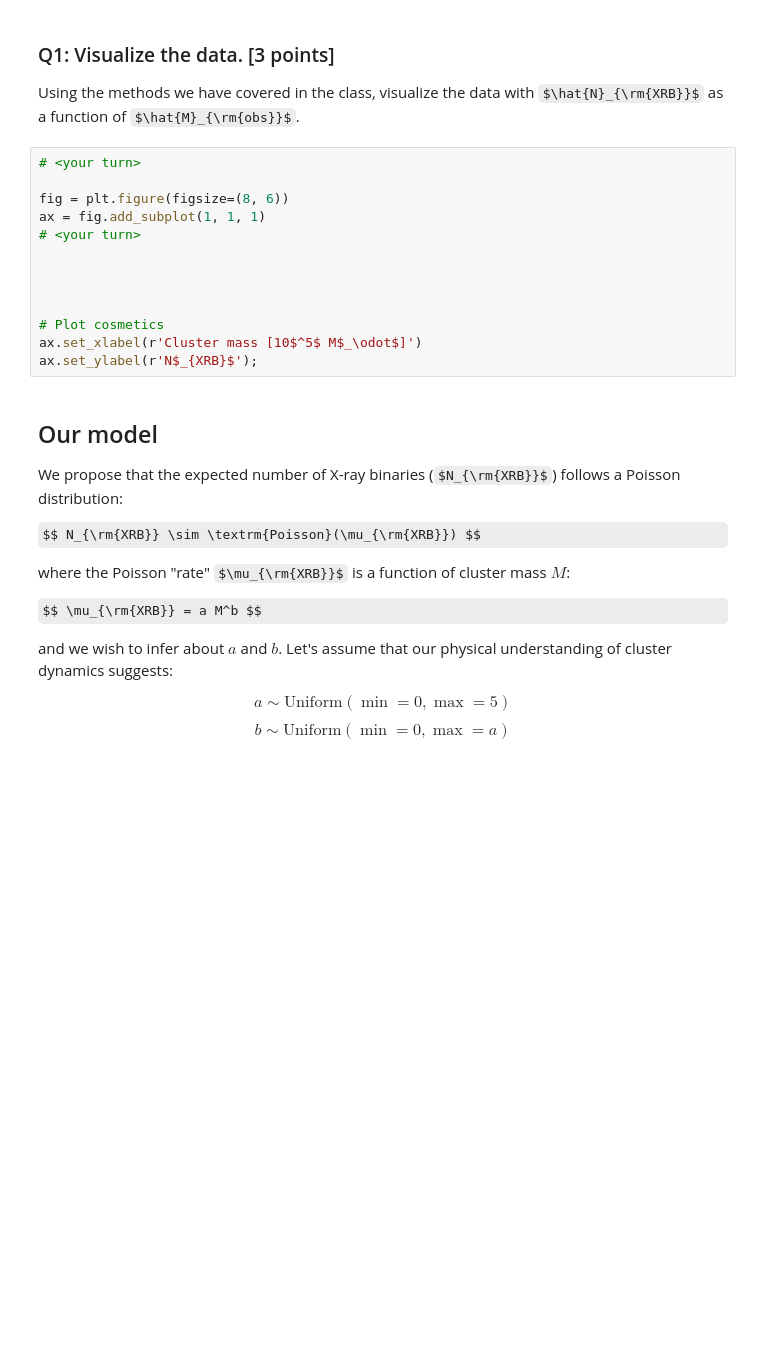
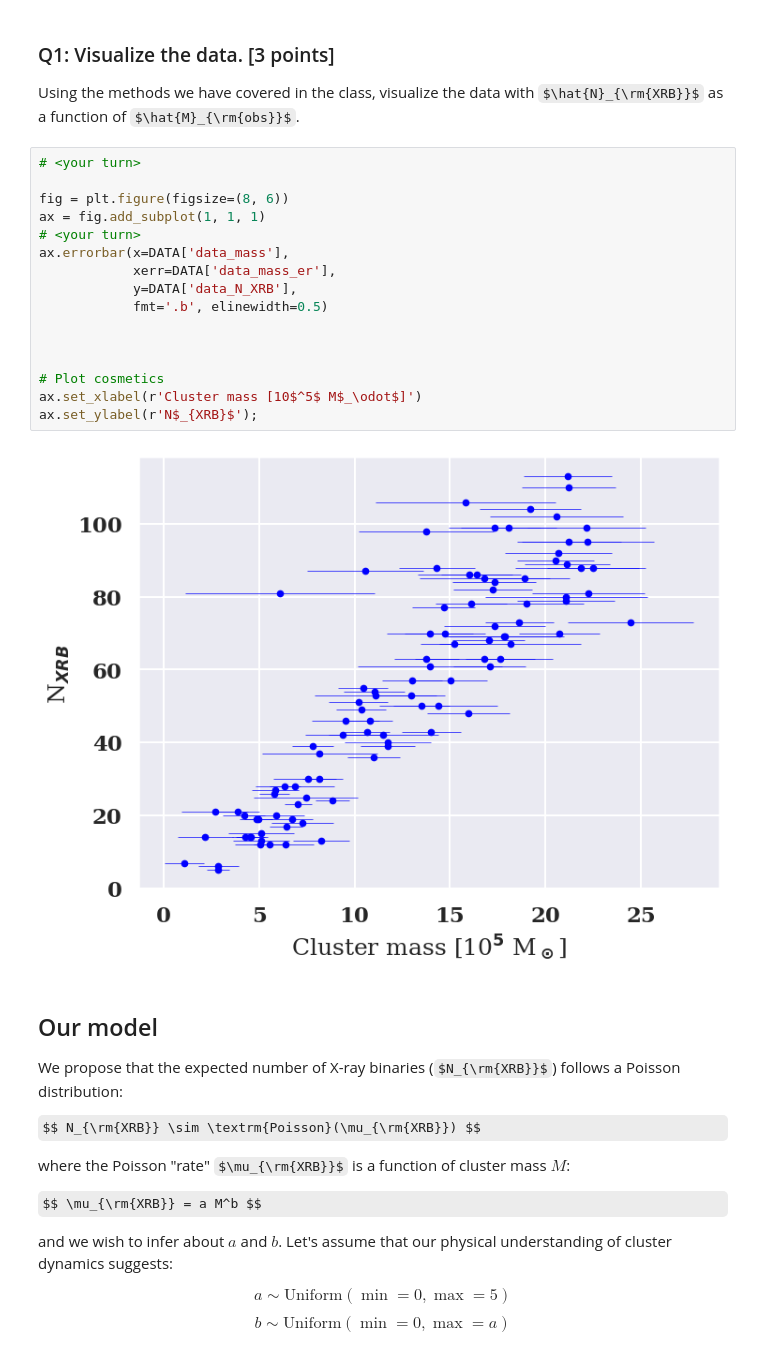
Before and after one commit to bee-undercover/openmp-GOL, a Jupyter notebook: Exam/Exam.ipynb, the cells around one changed output. Saved outputs shown, nothing was run; the diff lists cells and outputs as text; some formulas as TeX source; blank space fills up the shorter version.

```diff
--- a/Exam/Exam.ipynb
+++ b/Exam/Exam.ipynb
@@ -74,16 +81,21 @@ Using the methods we have covered in the class, visualize the data with $\hat{N}
 # %%
 # <your turn>
 
 fig = plt.figure(figsize=(8, 6))
 ax = fig.add_subplot(1, 1, 1)
 # <your turn>
-
+ax.errorbar(x=DATA['data_mass'],
+            xerr=DATA['data_mass_er'],
+            y=DATA['data_N_XRB'],
+            fmt='.b', elinewidth=0.5)
 
 
 
 # Plot cosmetics
 ax.set_xlabel(r'Cluster mass [10$^5$ M$_\odot$]')
 ax.set_ylabel(r'N$_{XRB}$');
+# %% [output]
+[figure, added]
 # %% [markdown]
 
 ## Our model
```
Also changed, not shown: parts of 11 cells of this notebook.
